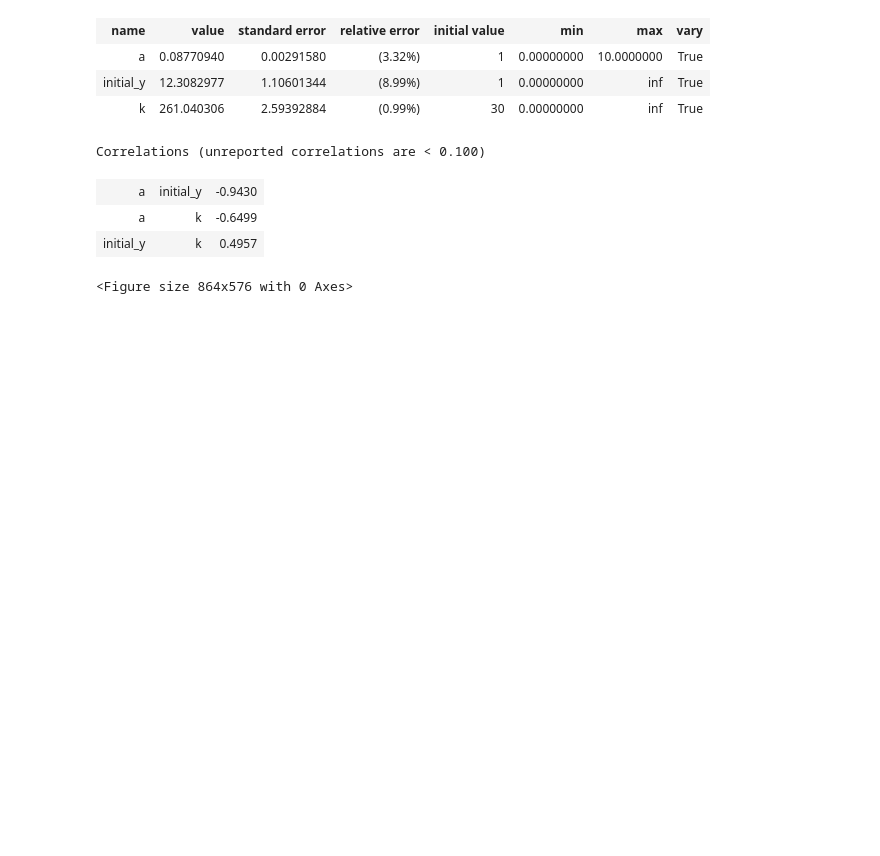
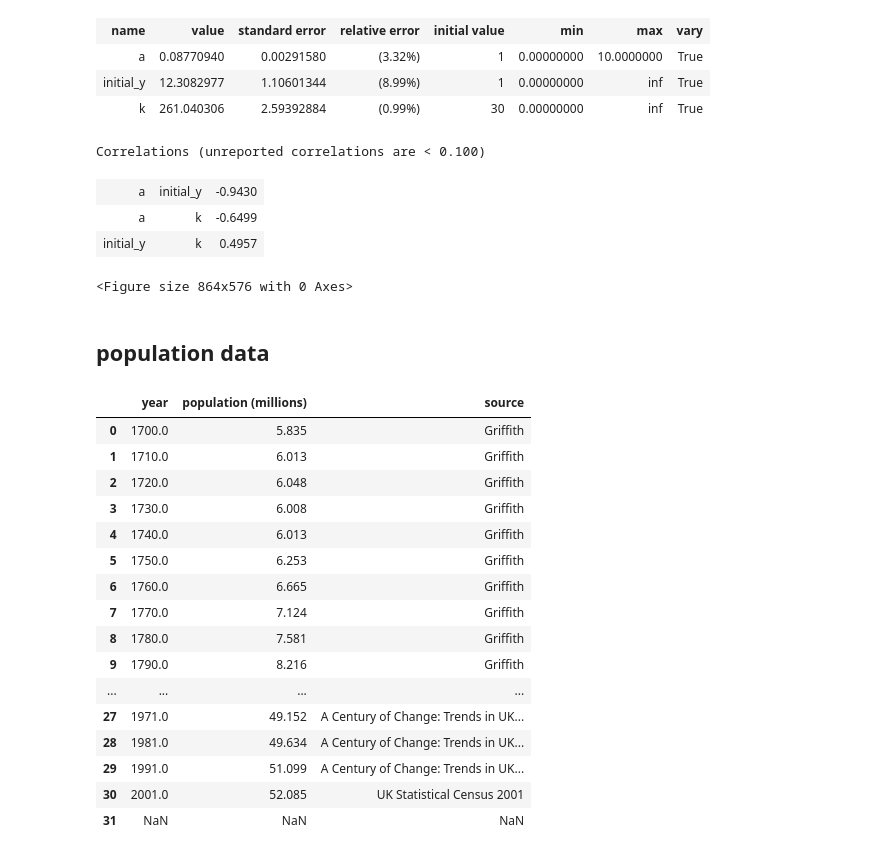
Before and after one commit to bblais/Computer-Programming-for-the-Sciences-Spring-2022, a Jupyter notebook: Sprint #3 - Parameter Fitting and Scientific Questions/2022-03-22 - lmfit with pyndamics.ipynb, the cells around one changed output. Saved outputs shown, nothing was run; the diff lists cells and outputs as text; code cells hidden in the pictures; blank space fills up the shorter version.

```diff
--- a/Sprint #3 - Parameter Fitting and Scientific Questions/2022-03-22 - lmfit with pyndamics.ipynb
+++ b/Sprint #3 - Parameter Fitting and Scientific Questions/2022-03-22 - lmfit with pyndamics.ipynb
@@ -185,3 +187,28 @@ Correlations (unreported correlations are < 0.100)
 | a | k | -0.6499 |
 | initial_y | k | 0.4957 |
 <Figure size 864x576 with 0 Axes>
+# %% [markdown]
+## population data
+# %%
+data=pd.read_csv('data/s007.csv')
+x_data=data['year']-1700
+y_data=data['population (millions)']
+data
+# %% [output]
+|  | year | population (millions) | source |
+| 0 | 1700.0 | 5.835 | Griffith |
+| 1 | 1710.0 | 6.013 | Griffith |
+| 2 | 1720.0 | 6.048 | Griffith |
+| 3 | 1730.0 | 6.008 | Griffith |
+| 4 | 1740.0 | 6.013 | Griffith |
+| 5 | 1750.0 | 6.253 | Griffith |
+| 6 | 1760.0 | 6.665 | Griffith |
+| 7 | 1770.0 | 7.124 | Griffith |
+| 8 | 1780.0 | 7.581 | Griffith |
+| 9 | 1790.0 | 8.216 | Griffith |
+| ... | ... | ... | ... |
+| 27 | 1971.0 | 49.152 | A Century of Change: Trends in UK... |
+| 28 | 1981.0 | 49.634 | A Century of Change: Trends in UK... |
+| 29 | 1991.0 | 51.099 | A Century of Change: Trends in UK... |
+| 30 | 2001.0 | 52.085 | UK Statistical Census 2001 |
+| 31 | NaN | NaN | NaN |
```
Also changed, not shown: parts of 8 cells of this notebook, 7 other files.
